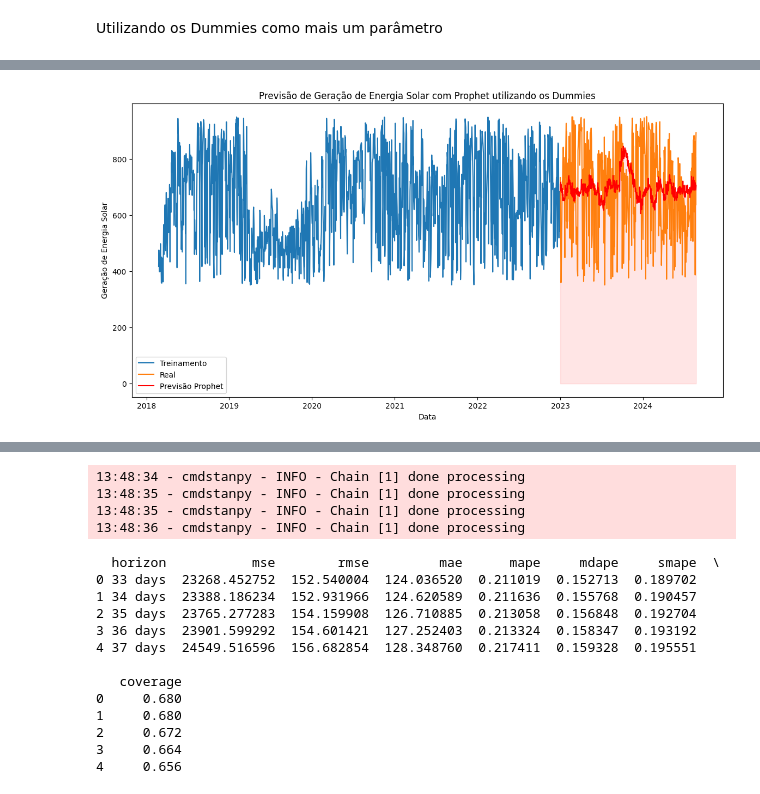
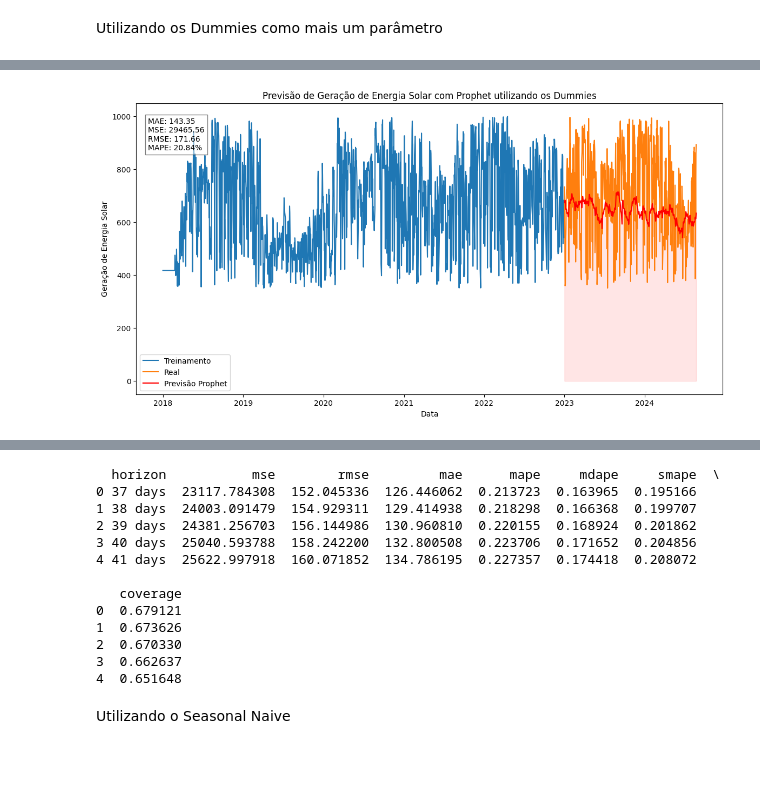
Before and after one commit to luizcvfilho/solar_ernergy_forecast, a Jupyter notebook: project.ipynb, the cells around one changed output, grey strips where cells are left out. Saved outputs shown, nothing was run; the diff lists cells and outputs as text; code cells hidden in the pictures; blank space fills up the shorter version.

Commit message:
Adicionando novo modelo à analise

```diff
--- a/project.ipynb
+++ b/project.ipynb
@@ -2138,7 +2137,7 @@ model_prophet = Prophet(
     changepoint_prior_scale=0.1,
     seasonality_prior_scale=10.0
 )
-model_prophet.add_seasonality(name='monthly', period=30.5, fourier_order=15)
+model_prophet.add_seasonality(name='monthly', period=30.5, fourier_order=5)
 
 #Adicionado cada variável dummy como um regressor exógeno
 for col in dummies_train.columns:
@@ -2152,6 +2151,11 @@ future = model_prophet.make_future_dataframe(periods=len(test))
 future = pd.concat([future, dummies.reindex(future.index, fill_value=0)], axis=1)
 forecast_prophet = model_prophet.predict(future)
 
+# Calculando erros para o modelo Prophet
+mae_prophet = mean_absolute_error(test, forecast_prophet['yhat'].iloc[-len(test):])
+mse_prophet = mean_squared_error(test, forecast_prophet['yhat'].iloc[-len(test):])
+rmse_prophet = np.sqrt(mse_prophet)
+mape_prophet = mean_absolute_percentage_error(test, forecast_prophet['yhat'].iloc[-len(test):])
 
 plt.figure(figsize=(14, 7))
 plt.plot(df_train['din_instante'], train, label='Treinamento')
@@ -2162,18 +2166,13 @@ plt.title('Previsão de Geração de Energia Solar com Prophet utilizando os Dum
 plt.xlabel('Data')
 plt.ylabel('Geração de Energia Solar')
 plt.legend()
+metrics_text = (f"MAE: {mae_prophet:.2f}\n"
+                f"MSE: {mse_prophet:.2f}\n"
+                f"RMSE: {rmse_prophet:.2f}\n"
+                f"MAPE: {mape_prophet:.2%}")
+plt.text(0.02, 0.95, metrics_text, transform=plt.gca().transAxes,
+        fontsize=10, verticalalignment='top', bbox=dict(facecolor='white', alpha=0.5))
 plt.show()
-
-# Calculando erros para o modelo Prophet
-mae_prophet = mean_absolute_error(test, forecast_prophet['yhat'].iloc[-len(test):])
-mse_prophet = mean_squared_error(test, forecast_prophet['yhat'].iloc[-len(test):])
-rmse_prophet = np.sqrt(mse_prophet)
-mape_prophet = mean_absolute_percentage_error(test, forecast_prophet['yhat'].iloc[-len(test):])
-
-print(f'MAE: {mae_prophet}')
-print(f'MSE: {mse_prophet}')
-print(f'RMSE: {rmse_prophet}')
-print(f'MAPE: {mape_prophet}')
 
 # Realizando a validação cruzada e avaliando desempenho
 df_cv = cross_validation(model_prophet,
@@ -2188 +2187 @@ print(df_performance.head())
-[figure, old version]
+[figure, new version]
@@ -2193,17 +2198,15 @@ MAPE: 0.21257529127098912
-13:48:34 - cmdstanpy - INFO - Chain [1] done processing
-13:48:35 - cmdstanpy - INFO - Chain [1] done processing
-13:48:35 - cmdstanpy - INFO - Chain [1] done processing
-13:48:36 - cmdstanpy - INFO - Chain [1] done processing
+  horizon           mse        rmse         mae      mape     mdape     smape  \
+0 37 days  23117.784308  152.045336  126.446062  0.213723  0.163965  0.195166
+1 38 days  24003.091479  154.929311  129.414938  0.218298  0.166368  0.199707
+2 39 days  24381.256703  156.144986  130.960810  0.220155  0.168924  0.201862
+3 40 days  25040.593788  158.242200  132.800508  0.223706  0.171652  0.204856
+4 41 days  25622.997918  160.071852  134.786195  0.227357  0.174418  0.208072
+
+   coverage
+0  0.679121
+1  0.673626
+2  0.670330
+3  0.662637
+4  0.651648
-  horizon           mse        rmse         mae      mape     mdape     smape  \
-0 33 days  23268.452752  152.540004  124.036520  0.211019  0.152713  0.189702
-1 34 days  23388.186234  152.931966  124.620589  0.211636  0.155768  0.190457
-2 35 days  23765.277283  154.159908  126.710885  0.213058  0.156848  0.192704
-3 36 days  23901.599292  154.601421  127.252403  0.213324  0.158347  0.193192
-4 37 days  24549.516596  156.682854  128.348760  0.217411  0.159328  0.195551
-
-   coverage
-0     0.680
-1     0.680
-2     0.672
-3     0.664
-4     0.656
+# %% [markdown]
+Utilizando o Seasonal Naive
```
Also changed, not shown: parts of 8 cells of this notebook.
